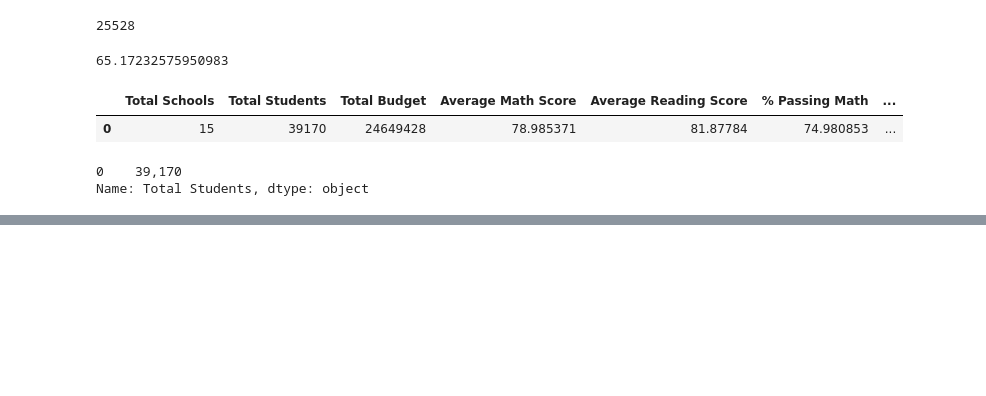
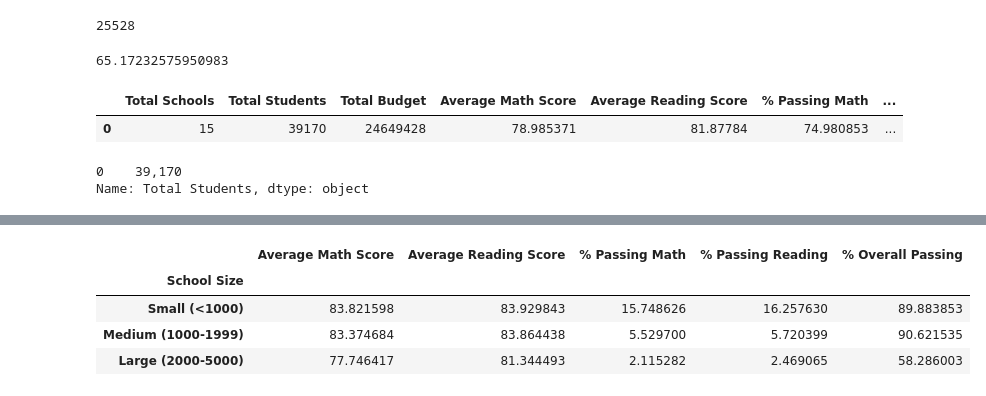
Before and after one commit to BrandonScottWilliams/School_District_Analysis, a Jupyter notebook: PyCitySchools.ipynb, the cells around one changed output, grey strips where cells are left out. Cells and saved outputs as stored; diff of their text form; code cells hidden in the pictures; blank space fills up the shorter version.

Commit message:
scores by school type.

```diff
--- a/PyCitySchools.ipynb
+++ b/PyCitySchools.ipynb
@@ -967,0 +968,16 @@ size_overall_passing = per_school_summary_df.groupby(["School Size"]).mean()["%
+# %%
+# Assemble into DataFrame.
+size_summary_df = pd.DataFrame({
+          "Average Math Score" : size_math_scores,
+          "Average Reading Score": size_reading_scores,
+          "% Passing Math": size_passing_math,
+          "% Passing Reading": size_passing_reading,
+          "% Overall Passing": size_overall_passing})
+
+size_summary_df
+# %% [output]
+|  | Average Math Score | Average Reading Score | % Passing Math | % Passing Reading | % Overall Passing |
+| School Size |  |  |  |  |  |
+| Small (<1000) | 83.821598 | 83.929843 | 15.748626 | 16.257630 | 89.883853 |
+| Medium (1000-1999) | 83.374684 | 83.864438 | 5.529700 | 5.720399 | 90.621535 |
+| Large (2000-5000) | 77.746417 | 81.344493 | 2.115282 | 2.469065 | 58.286003 |
```
Also changed, not shown: parts of 88 cells of this notebook.
